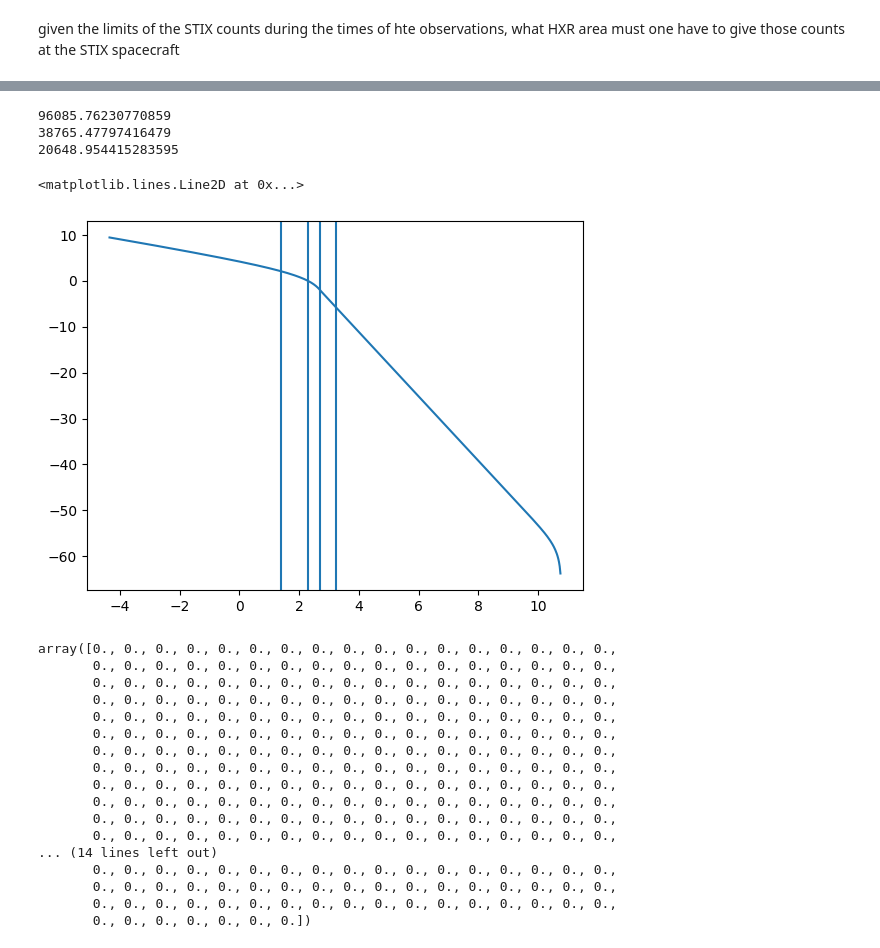
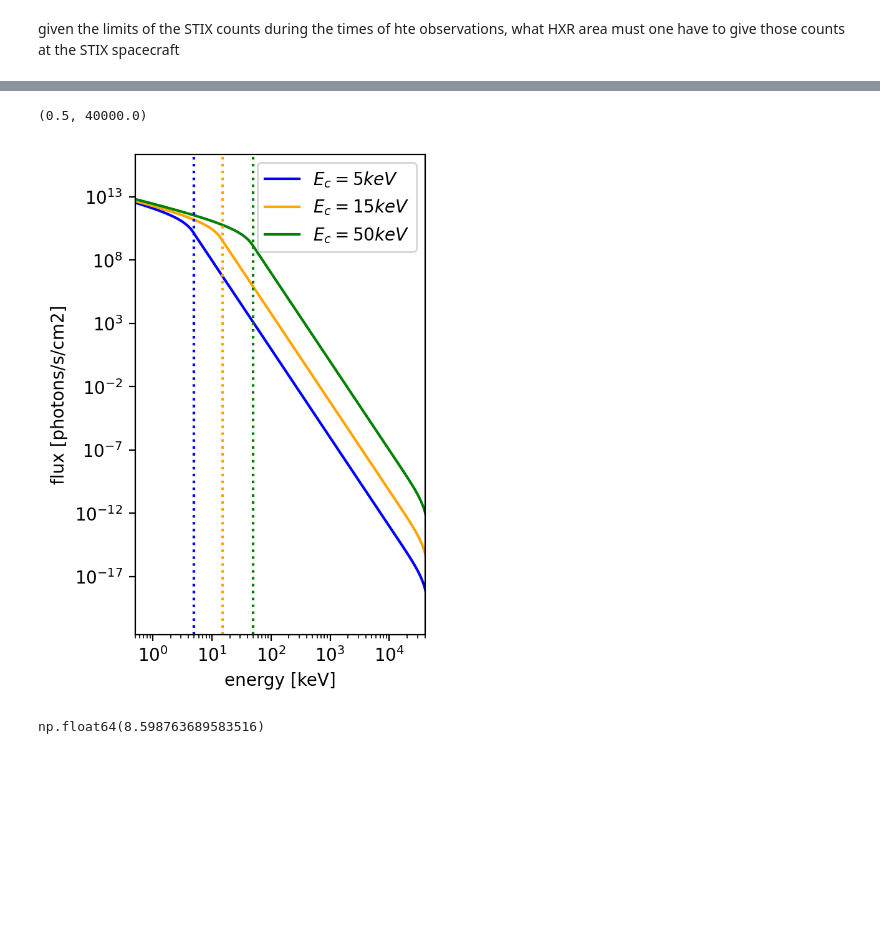
Before and after one commit to coletamburri2112/Flare_Patrol_Analysis, a Jupyter notebook: NOTEBOOKS/CTTM_STIXapprox.ipynb, the cells around one changed output, grey strips where cells are left out. Saved outputs shown, nothing was run; the diff lists cells and outputs as text; code cells hidden in the pictures; blank space fills up the shorter version.

```diff
--- a/NOTEBOOKS/CTTM_STIXapprox.ipynb
+++ b/NOTEBOOKS/CTTM_STIXapprox.ipynb
@@ -82,2 +8,6 @@ NameError: name 'peak1_mod' is not defined
+# %%
+hxr_dic = ntbremss(Ecut=15,Emax=5e4,delta=8.0,Eflux=3e9,calc_cttm=1)
+hxr_dic_lower = ntbremss(Ecut=5,Emax=5e4,delta=8.0,Eflux=3e9,calc_cttm=1)
+hxr_dic_higher = ntbremss(Ecut=50,Emax=5e4,delta=8.0,Eflux=3e9,calc_cttm=1)
 # %% [markdown]
 given the limits of the STIX counts during the times of hte observations, what HXR area must one have to give those counts at the STIX spacecraft
@@ -203,37 +14,13 @@ Also, is the thick-target model appropriate for the emission in these bands?
-# %%
-print(np.sqrt(emit_area1)/1000)
-print(np.sqrt(emit_area2)/1000)
-print(np.sqrt(emit_area3)/1000)
-# %% [output]
-96085.76230770859
-38765.47797416479
-20648.954415283595
-# %%
-fig,ax=plt.subplots();ax.plot(np.log(hxr_dic['eps_arr']),np.log(hxr_dic['I_keV_thick']))
-ax.axvline(np.log(4))
-ax.axvline(np.log(10))
-ax.axvline(np.log(15))
-ax.axvline(np.log(25))
-# %% [output]
-<matplotlib.lines.Line2D at 0x...>
-[figure, removed]
-# %%
-hxr_dic['I_keV_thick']
-# %% [output]
-array([0., 0., 0., 0., 0., 0., 0., 0., 0., 0., 0., 0., 0., 0., 0., 0., 0.,
-       0., 0., 0., 0., 0., 0., 0., 0., 0., 0., 0., 0., 0., 0., 0., 0., 0.,
-       0., 0., 0., 0., 0., 0., 0., 0., 0., 0., 0., 0., 0., 0., 0., 0., 0.,
-       0., 0., 0., 0., 0., 0., 0., 0., 0., 0., 0., 0., 0., 0., 0., 0., 0.,
-       0., 0., 0., 0., 0., 0., 0., 0., 0., 0., 0., 0., 0., 0., 0., 0., 0.,
-       0., 0., 0., 0., 0., 0., 0., 0., 0., 0., 0., 0., 0., 0., 0., 0., 0.,
-       0., 0., 0., 0., 0., 0., 0., 0., 0., 0., 0., 0., 0., 0., 0., 0., 0.,
-       0., 0., 0., 0., 0., 0., 0., 0., 0., 0., 0., 0., 0., 0., 0., 0., 0.,
-       0., 0., 0., 0., 0., 0., 0., 0., 0., 0., 0., 0., 0., 0., 0., 0., 0.,
-       0., 0., 0., 0., 0., 0., 0., 0., 0., 0., 0., 0., 0., 0., 0., 0., 0.,
-       0., 0., 0., 0., 0., 0., 0., 0., 0., 0., 0., 0., 0., 0., 0., 0., 0.,
-       0., 0., 0., 0., 0., 0., 0., 0., 0., 0., 0., 0., 0., 0., 0., 0., 0.,
-... (14 lines left out)
-       0., 0., 0., 0., 0., 0., 0., 0., 0., 0., 0., 0., 0., 0., 0., 0., 0.,
-       0., 0., 0., 0., 0., 0., 0., 0., 0., 0., 0., 0., 0., 0., 0., 0., 0.,
-       0., 0., 0., 0., 0., 0., 0., 0., 0., 0., 0., 0., 0., 0., 0., 0., 0.,
-       0., 0., 0., 0., 0., 0., 0.])
+# %%
+inds1 = np.where(np.logical_and(hxr_dic['eps_arr']>4,hxr_dic['eps_arr']<10))
+inds2 = np.where(np.logical_and(hxr_dic['eps_arr']>10,hxr_dic['eps_arr']<15))
+inds3 = np.where(np.logical_and(hxr_dic['eps_arr']>15,hxr_dic['eps_arr']<25))
+
+I_keV_thick = hxr_dic['I_keV_thick']
+energies = hxr_dic['eps_arr']
+
+I_keV_thick_lower= hxr_dic_lower['I_keV_thick']
+energies_lower= hxr_dic_lower['eps_arr']
+
+I_keV_thick_higher= hxr_dic_higher['I_keV_thick']
+energies_higher= hxr_dic_higher['eps_arr']
@@ -239,0 +33,19 @@ array([0., 0., 0., 0., 0., 0., 0., 0., 0., 0., 0., 0., 0., 0., 0., 0., 0.,
+# %%
+fig,ax=plt.subplots(figsize=(3,5),dpi=200)
+ax.loglog(energies_lower,I_keV_thick_lower,label=r'$E_c = 5 keV$',c='blue')
+ax.loglog((energies),(I_keV_thick),label=r'$E_c = 15 keV$',c='orange')
+ax.loglog(energies_higher,I_keV_thick_higher,label=r'$E_c = 50 keV$',c='green')
+ax.set_ylabel('flux [photons/s/cm2]')
+ax.set_xlabel('energy [keV]')
+ax.legend()
+ax.axvline(15,c='orange',linestyle='dotted')
+ax.axvline(5,c='blue',linestyle='dotted')
+ax.axvline(50,c='green',linestyle='dotted')
+ax.set_xlim([0.5,4e4])
+# %% [output]
+(0.5, 40000.0)
+[figure, added]
+# %%
+band1/band2
+# %% [output]
+np.float64(8.598763689583516)
```
Also changed, not shown: parts of 19 cells of this notebook, 25 other files.
